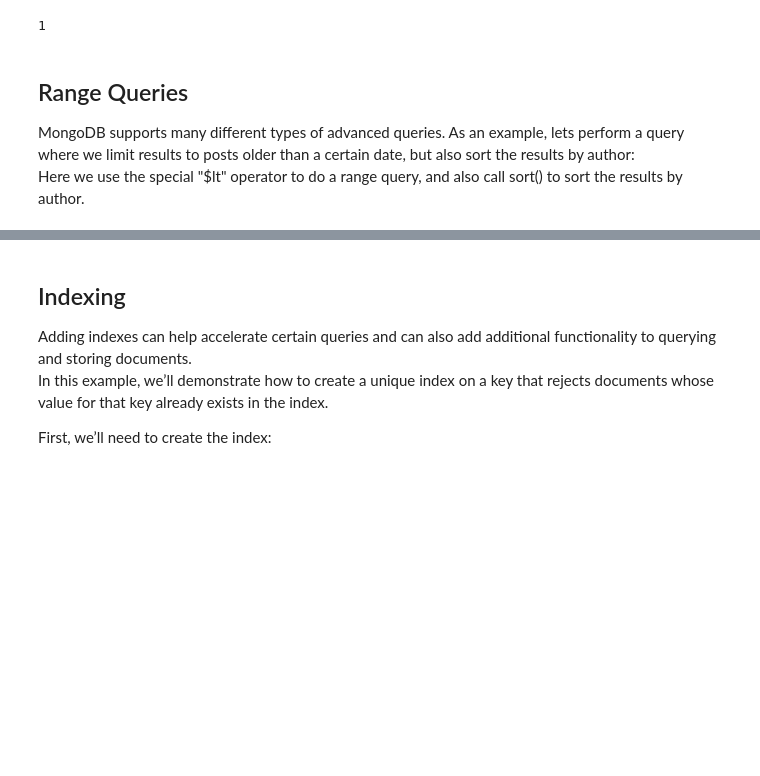
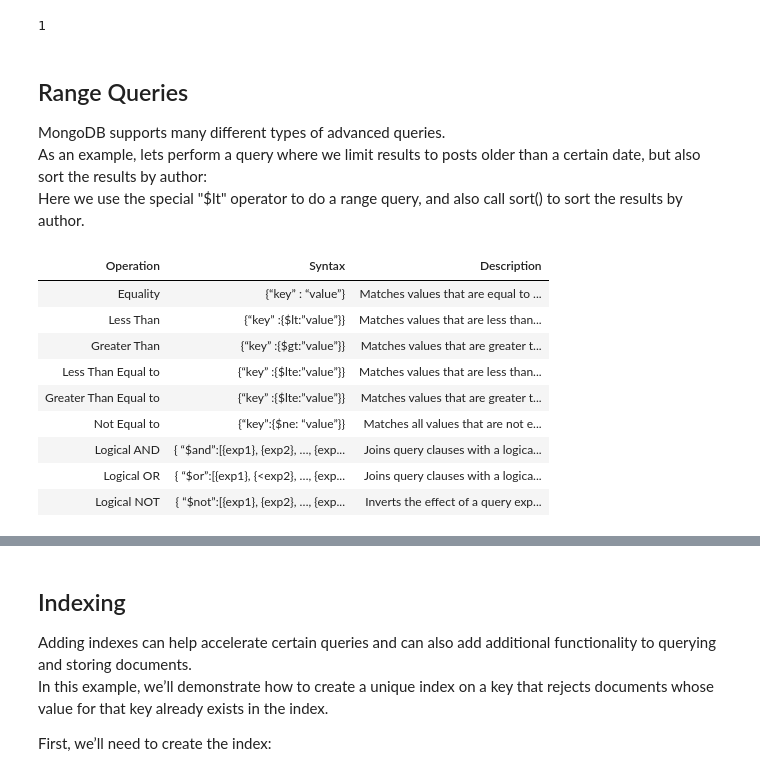
Before and after one commit to rsouza/Databases_Course, a Jupyter notebook: Notebooks/07_MongoDB.ipynb, the cells around one changed output, grey strips where cells are left out. Drawn from its saved outputs; the diff is of its cells as text; code cells hidden in the pictures; blank space fills up the shorter version.

```diff
--- a/Notebooks/07_MongoDB.ipynb
+++ b/Notebooks/07_MongoDB.ipynb
@@ -262,8 +604,40 @@ posts.count_documents({"author": "Mike", 'tags':'bulk'})
 # %% [markdown]
 ## Range Queries
 
-MongoDB supports many different types of advanced queries. As an example, lets perform a query where we limit results to posts older than a certain date, but also sort the results by author:
+MongoDB supports many different types of advanced queries.
+As an example, lets perform a query where we limit results to posts older than a certain date, but also sort the results by author:
 Here we use the special "$lt" operator to do a range query, and also call sort() to sort the results by author.
+# %%
+from IPython.core.display import display, HTML
+display(HTML('''
+<table class="math-table">
+<thead>
+<tr><th>Operation</th><th>Syntax</th><th>Description</th></tr>
+</thead>
+<tbody>
+<tr><td>Equality</td><td>{“key” : “value”}</td><td>Matches values that are equal to a specified value.</td></tr>
+<tr><td>Less Than</td><td>{“key” :{$lt:”value”}}</td><td>Matches values that are less than a specified value.</td></tr>
+<tr><td>Greater Than</td><td>{“key” :{$gt:”value”}}</td><td>Matches values that are greater than a specified value.</td></tr>
+<tr><td>Less Than Equal to</td><td>{“key” :{$lte:”value”}}</td><td>Matches values that are less than or equal to a specified value.</td></tr>
+<tr><td>Greater Than Equal to</td><td>{“key” :{$lte:”value”}}</td><td>Matches values that are greater than or equal to a specified value.</td></tr>
+<tr><td>Not Equal to</td><td>{“key”:{$ne: “value”}}</td><td>Matches all values that are not equal to a specified value.</td></tr>
+<tr><td>Logical AND</td><td>{ “$and”:[{exp1}, {exp2}, …, {expN}] }</td><td>Joins query clauses with a logical AND returns all documents that match the conditions of both clauses.</td></tr>
+<tr><td>Logical OR</td><td>{ “$or”:[{exp1}, {&lt;exp2}, …, {expN}] }</td><td>Joins query clauses with a logical OR returns all documents that match the conditions of either clause.</td></tr>
+<tr><td>Logical NOT</td><td>{ “$not”:[{exp1}, {exp2}, …, {expN}] }</td><td>Inverts the effect of a query expression and returns documents that do not match the query expression.</td></tr>
+</tbody>
+</table>
+'''))
+# %% [output]
+| Operation | Syntax | Description |
+| Equality | {“key” : “value”} | Matches values that are equal to ... |
+| Less Than | {“key” :{$lt:”value”}} | Matches values that are less than... |
+| Greater Than | {“key” :{$gt:”value”}} | Matches values that are greater t... |
+| Less Than Equal to | {“key” :{$lte:”value”}} | Matches values that are less than... |
+| Greater Than Equal to | {“key” :{$lte:”value”}} | Matches values that are greater t... |
+| Not Equal to | {“key”:{$ne: “value”}} | Matches all values that are not e... |
+| Logical AND | { “$and”:[{exp1}, {exp2}, …, {exp... | Joins query clauses with a logica... |
+| Logical OR | { “$or”:[{exp1}, {<exp2}, …, {exp... | Joins query clauses with a logica... |
+| Logical NOT | { “$not”:[{exp1}, {exp2}, …, {exp... | Inverts the effect of a query exp... |
 # %%
 d = datetime.datetime(2009, 11, 12, 12)
 for post in posts.find({"date": {"$lt": d}}).sort("author"):
```
Also changed, not shown: parts of 31 cells of this notebook.
